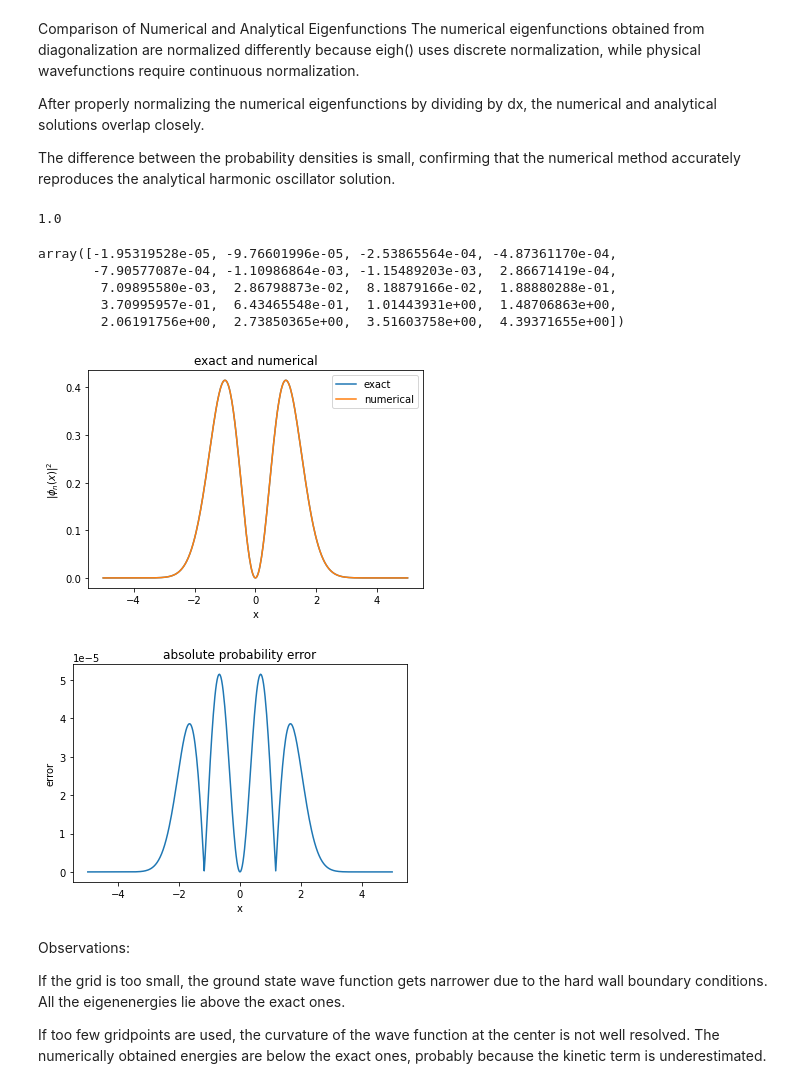
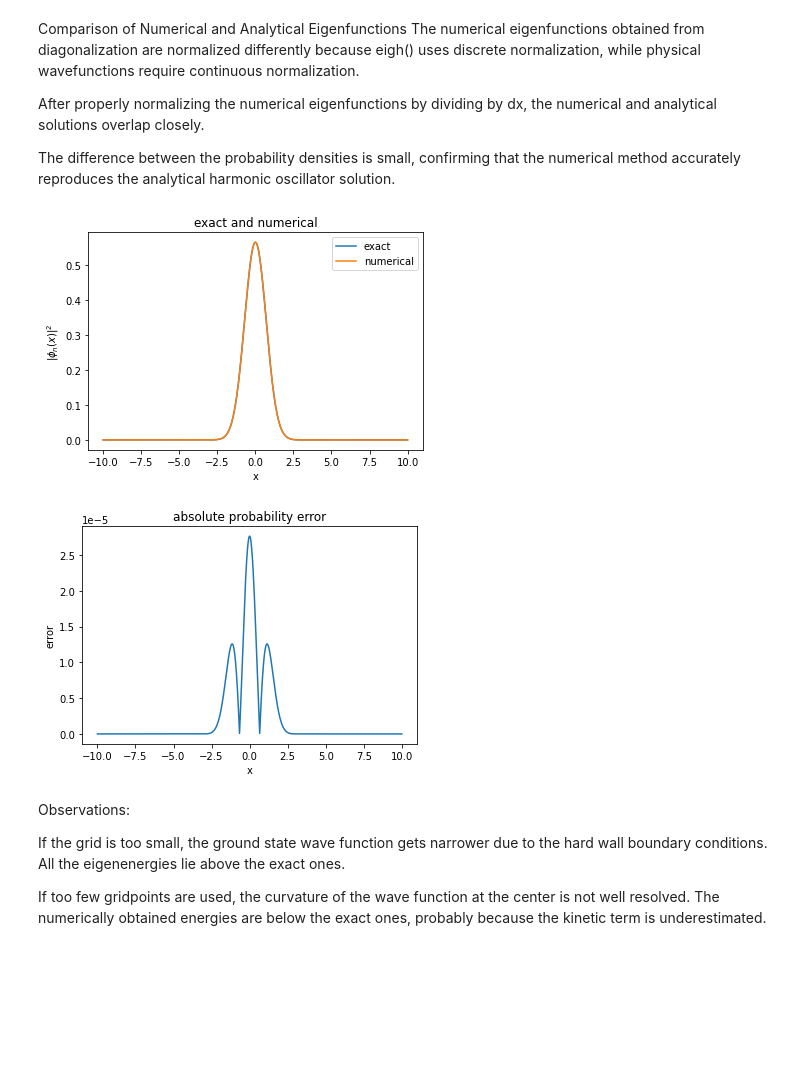
Before and after one commit to Abiyzelalem27/CQD_SS26, a Jupyter notebook: Solutions/exercise1_sol.ipynb, the cells around one changed output. Drawn from its saved outputs; the diff is of its cells as text; code cells hidden in the pictures; blank space fills up the shorter version.

```diff
--- a/Solutions/exercise1_sol.ipynb
+++ b/Solutions/exercise1_sol.ipynb
@@ -150,10 +132,9 @@ plt.show()
 # %% [output]
 [figure]
 # %%
-# spatial grid
+# define spatial grid
 L = 10
 n =1000
-x = np.linspace(-L/2, L/2, n)
 plt.figure(figsize=(8, 6))
 
 for n_plot in range(6):
@@ -164,5 +145,6 @@ plt.title("HO_Eigenfunctions")
 plt.xlabel("X")
 plt.ylabel("$\\phi_n(x)$")
 plt.show()
+print(n)
 # %% [output]
 [figure]
@@ -465,58 +440,47 @@ The numerical eigenfunctions obtained from diagonalization are normalized differ
 After properly normalizing the numerical eigenfunctions by dividing by dx, the numerical and analytical solutions overlap closely.
 
 The difference between the probability densities is small, confirming that the numerical method accurately reproduces the analytical harmonic oscillator solution.
-# %%
-# define the grid
-L = 10
-npoints = 401
-dx = L/(npoints - 1)
-xvals = np.linspace(-L/2,L/2,npoints)
-
-# build the terms of the Hamiltonian
-H_pot = cqd.hamiltonians.HO_potential(xvals)
-H_kin = cqd.hamiltonians.H_kinetic(xvals)
-
-H_mat = H_pot + H_kin
-
-# diagonalize: here the whole magic is happening
-evals, evecs = LA.eigh(H_mat)
-# %%
-#check that the state is normalized (if we want the integral to be normalized we have to divide by dx)
-n_plot = 0
-LA.norm(evecs[:,n_plot])
-# %% [output]
-1.0
-# %%
-# check convergence: relative error of eigenvalues
-evals_exact = cqd.hamiltonians.HO_eigenenergies_exact(np.arange(evals.size))
-(evals - evals_exact)[0:20]
-# %% [output]
-array([-1.95319528e-05, -9.76601996e-05, -2.53865564e-04, -4.87361170e-04,
-       -7.90577087e-04, -1.10986864e-03, -1.15489203e-03,  2.86671419e-04,
-        7.09895580e-03,  2.86798873e-02,  8.18879166e-02,  1.88880288e-01,
-        3.70995957e-01,  6.43465548e-01,  1.01443931e+00,  1.48706863e+00,
-        2.06191756e+00,  2.73850365e+00,  3.51603758e+00,  4.39371655e+00])
 # %%
-n_plot = 1
+# define spatial grid
+L = 10
+n = 401
+# Kinetic energy term in discrete form
+T = cqd.hamiltonians.H_kinetic(x)
+# potential term
+V = cqd.hamiltonians.HO_potential(x)
+# The discretized form of the Romiltonian
+H = T + V
+
+# diagonalize: here the whole magic is happening
+evals, evecs = LA.eigh(H)
+
+#check that the state is normalized (if we want the integral to be normalized we have to divide by dx)
+n_plot = 0
+LA.norm(evecs[:,n_plot])
+
+# check convergence: relative error of eigenvalues
+evals_exact = cqd.hamiltonians.HO_eigenenergies_exact(np.arange(evals.size))
+(evals - evals_exact)[0:20]
+n_plots= 1
 
 # compare exact to numerical
 plt.figure()
-plt.plot(xvals, np.abs(cqd.hamiltonians.HO_eigenstates_exact(n_plot, xvals)) ** 2, label = "exact")
-plt.plot(xvals, np.abs(evecs[:,n_plot])**2 / dx, label = "numerical")
+plt.plot(x, np.abs(cqd.hamiltonians.HO_eigenstates_exact(n_plot, x)) ** 2, label = "exact")
+plt.plot(x, np.abs(evecs[:,n_plot])**2 / dx, label = "numerical")
 plt.title("exact and numerical")
 plt.xlabel("x")
 plt.ylabel("$|\\phi_n(x)|^2$")
 plt.legend()
 
 # plot relative error
 plt.figure()
-plt.plot(xvals, np.abs(np.abs(cqd.hamiltonians.HO_eigenstates_exact(n_plot, xvals)) ** 2 - np.abs(evecs[:, n_plot]) ** 2 / dx))
+plt.plot(x, np.abs(np.abs(cqd.hamiltonians.HO_eigenstates_exact(n_plot, x)) ** 2 - np.abs(evecs[:, n_plot]) ** 2 / dx))
 plt.title("absolute probability error")
 plt.xlabel("x")
 plt.ylabel("error");
 # %% [output]
-[figure, old version]
+[figure, new version]
-[figure, old version]
+[figure, new version]
 # %% [markdown]
 Observations:
 
```
Also changed, not shown: parts of 16 cells of this notebook, 1 other file.
